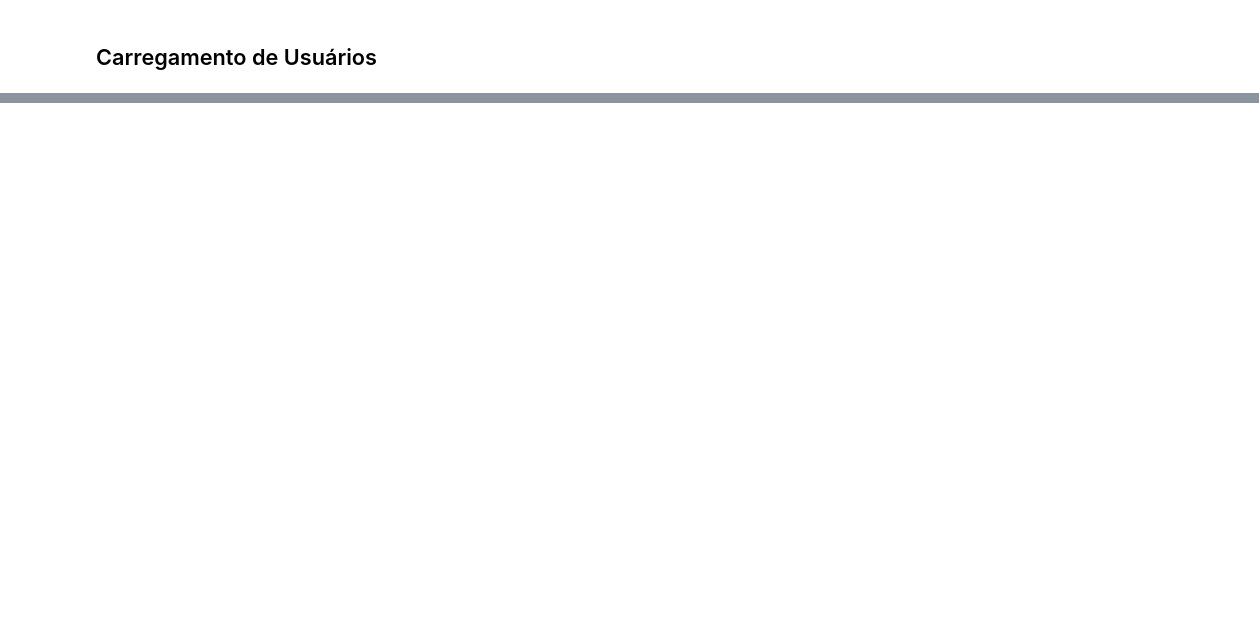
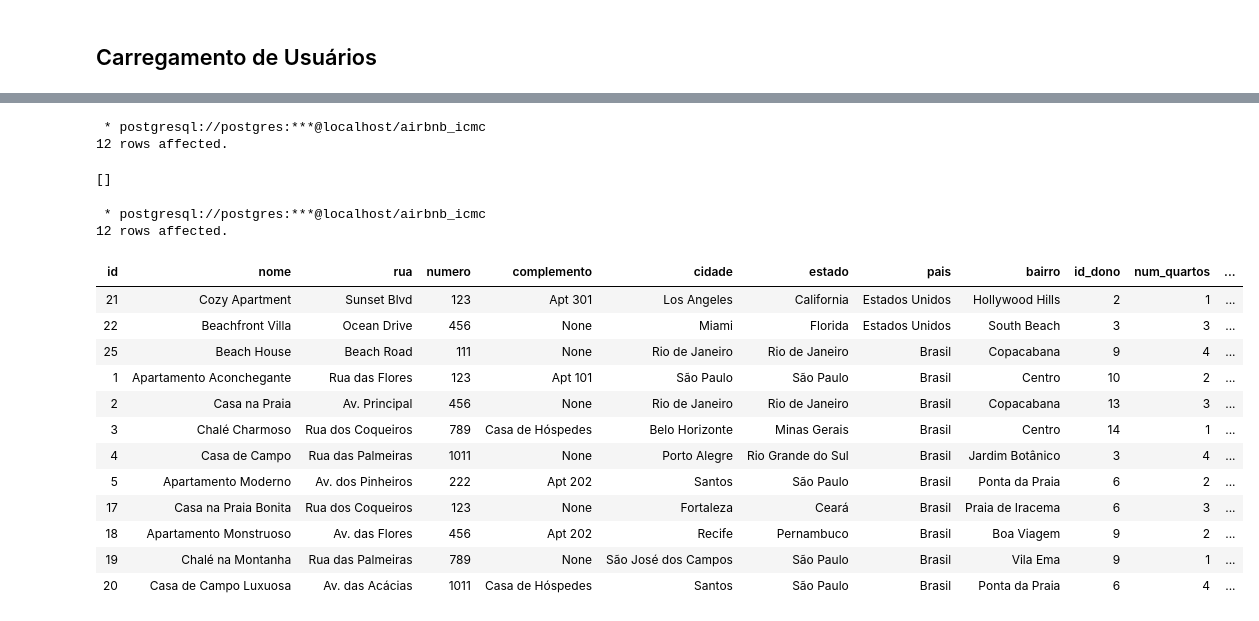
Before and after one commit to LeonardoIshida/airbnb-database-case-study, a Jupyter notebook: trabalho-1/4-carregamento_dados.ipynb, the cells around one changed output, grey strips where cells are left out. Drawn from its saved outputs; the diff is of its cells as text; code cells hidden in the pictures; blank space fills up the shorter version.

```diff
--- a/trabalho-1/4-carregamento_dados.ipynb
+++ b/trabalho-1/4-carregamento_dados.ipynb
@@ -21,0 +136,39 @@ INSERT INTO Usuario (nome, sobrenome, num_tel, tipo, rua, numero, complemento, c
+# %%
+%%sql
+INSERT INTO Propriedade (id, nome, rua, numero, complemento, cidade, estado, pais, bairro, id_dono, num_quartos, tipo_quarto, num_camas, num_banheiros, tipo_hospedagem, preco_noite, num_max_hosp, num_min_noites, num_max_noites, taxa_limpeza, horario_check_in, horario_check_out)
+VALUES
+(21, 'Cozy Apartment', 'Sunset Blvd', 123, 'Apt 301', 'Los Angeles', 'California', 'Estados Unidos', 'Hollywood Hills', 2, 1, 'solteiro', 1, 1, 'propriedade', 100.00, 1, 1, 7, 20.00, '15:00', '11:00'),
+(22, 'Beachfront Villa', 'Ocean Drive', 456, NULL, 'Miami', 'Florida', 'Estados Unidos', 'South Beach', 3, 3, 'casal', 6, 2, 'propriedade', 350.00, 8, 2, 14, 60.00, '16:00', '10:00'),
+(25, 'Beach House', 'Beach Road', 111, NULL, 'Rio de Janeiro', 'Rio de Janeiro', 'Brasil', 'Copacabana', 9, 4, 'casal', 8, 3, 'propriedade', 500.00, 10, 3, 30, 80.00, '14:00', '12:00'),
+(1, 'Apartamento Aconchegante', 'Rua das Flores', 123, 'Apt 101', 'São Paulo', 'São Paulo', 'Brasil', 'Centro', 10, 2, 'casal', 4, 2, 'propriedade', 200.00, 4, 1, 7, 30.00, '14:00', '11:00'),
+(2, 'Casa na Praia', 'Av. Principal', 456, NULL, 'Rio de Janeiro', 'Rio de Janeiro', 'Brasil', 'Copacabana', 13, 3, 'casal', 6, 2, 'propriedade', 300.00, 6, 2, 14, 40.00, '15:00', '10:00'),
+(3, 'Chalé Charmoso', 'Rua dos Coqueiros', 789, 'Casa de Hóspedes', 'Belo Horizonte', 'Minas Gerais', 'Brasil', 'Centro', 14, 1, 'solteiro', 2, 1, 'quarto', 100.00, 2, 1, 7, 20.00, '16:00', '12:00'),
+(4, 'Casa de Campo', 'Rua das Palmeiras', 1011, NULL, 'Porto Alegre', 'Rio Grande do Sul', 'Brasil', 'Jardim Botânico', 3, 4, 'casal', 8, 3, 'propriedade', 400.00, 8, 2, 21, 60.00, '15:00', '11:00'),
+(5, 'Apartamento Moderno', 'Av. dos Pinheiros', 222, 'Apt 202', 'Santos', 'São Paulo', 'Brasil', 'Ponta da Praia', 6, 2, 'casal', 4, 2, 'propriedade', 250.00, 4, 2, 14, 50.00, '14:00', '11:00'),
+(17, 'Casa na Praia Bonita', 'Rua dos Coqueiros', 123, NULL, 'Fortaleza', 'Ceará', 'Brasil', 'Praia de Iracema', 6, 3, 'casal', 6, 2, 'propriedade', 300.00, 6, 2, 14, 40.00, '15:00', '11:00'),
+(18, 'Apartamento Monstruoso', 'Av. das Flores', 456, 'Apt 202', 'Recife', 'Pernambuco', 'Brasil', 'Boa Viagem', 9, 2, 'casal', 4, 1, 'propriedade', 250.00, 4, 1, 7, 30.00, '14:00', '10:00'),
+(19, 'Chalé na Montanha', 'Rua das Palmeiras', 789, NULL, 'São José dos Campos', 'São Paulo', 'Brasil', 'Vila Ema', 9, 1, 'solteiro', 1, 1, 'propriedade', 100.00, 2, 1, 7, 20.00, '16:00', '12:00'),
+(20, 'Casa de Campo Luxuosa', 'Av. das Acácias', 1011, 'Casa de Hóspedes', 'Santos', 'São Paulo', 'Brasil', 'Ponta da Praia', 6, 4, 'casal', 8, 3, 'propriedade', 400.00, 8, 2, 21, 60.00, '15:00', '11:00');
+# %% [output]
+ * postgresql://postgres:***@localhost/airbnb_icmc
+12 rows affected.
+[]
+# %%
+%%sql
+SELECT * FROM Propriedade;
+# %% [output]
+ * postgresql://postgres:***@localhost/airbnb_icmc
+12 rows affected.
+| id | nome | rua | numero | complemento | cidade | estado | pais | bairro | id_dono | num_quartos | ... |
+| 21 | Cozy Apartment | Sunset Blvd | 123 | Apt 301 | Los Angeles | California | Estados Unidos | Hollywood Hills | 2 | 1 | ... |
+| 22 | Beachfront Villa | Ocean Drive | 456 | None | Miami | Florida | Estados Unidos | South Beach | 3 | 3 | ... |
+| 25 | Beach House | Beach Road | 111 | None | Rio de Janeiro | Rio de Janeiro | Brasil | Copacabana | 9 | 4 | ... |
+| 1 | Apartamento Aconchegante | Rua das Flores | 123 | Apt 101 | São Paulo | São Paulo | Brasil | Centro | 10 | 2 | ... |
+| 2 | Casa na Praia | Av. Principal | 456 | None | Rio de Janeiro | Rio de Janeiro | Brasil | Copacabana | 13 | 3 | ... |
+| 3 | Chalé Charmoso | Rua dos Coqueiros | 789 | Casa de Hóspedes | Belo Horizonte | Minas Gerais | Brasil | Centro | 14 | 1 | ... |
+| 4 | Casa de Campo | Rua das Palmeiras | 1011 | None | Porto Alegre | Rio Grande do Sul | Brasil | Jardim Botânico | 3 | 4 | ... |
+| 5 | Apartamento Moderno | Av. dos Pinheiros | 222 | Apt 202 | Santos | São Paulo | Brasil | Ponta da Praia | 6 | 2 | ... |
+| 17 | Casa na Praia Bonita | Rua dos Coqueiros | 123 | None | Fortaleza | Ceará | Brasil | Praia de Iracema | 6 | 3 | ... |
+| 18 | Apartamento Monstruoso | Av. das Flores | 456 | Apt 202 | Recife | Pernambuco | Brasil | Boa Viagem | 9 | 2 | ... |
+| 19 | Chalé na Montanha | Rua das Palmeiras | 789 | None | São José dos Campos | São Paulo | Brasil | Vila Ema | 9 | 1 | ... |
+| 20 | Casa de Campo Luxuosa | Av. das Acácias | 1011 | Casa de Hóspedes | Santos | São Paulo | Brasil | Ponta da Praia | 6 | 4 | ... |
```
Also changed, not shown: parts of 15 cells of this notebook, 1 other file.
